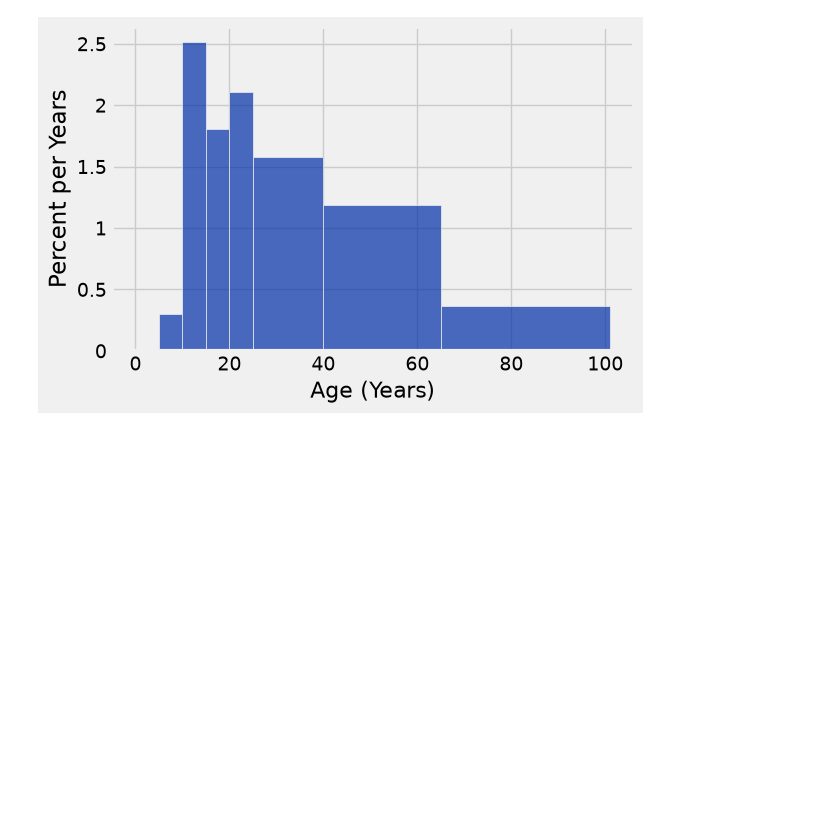
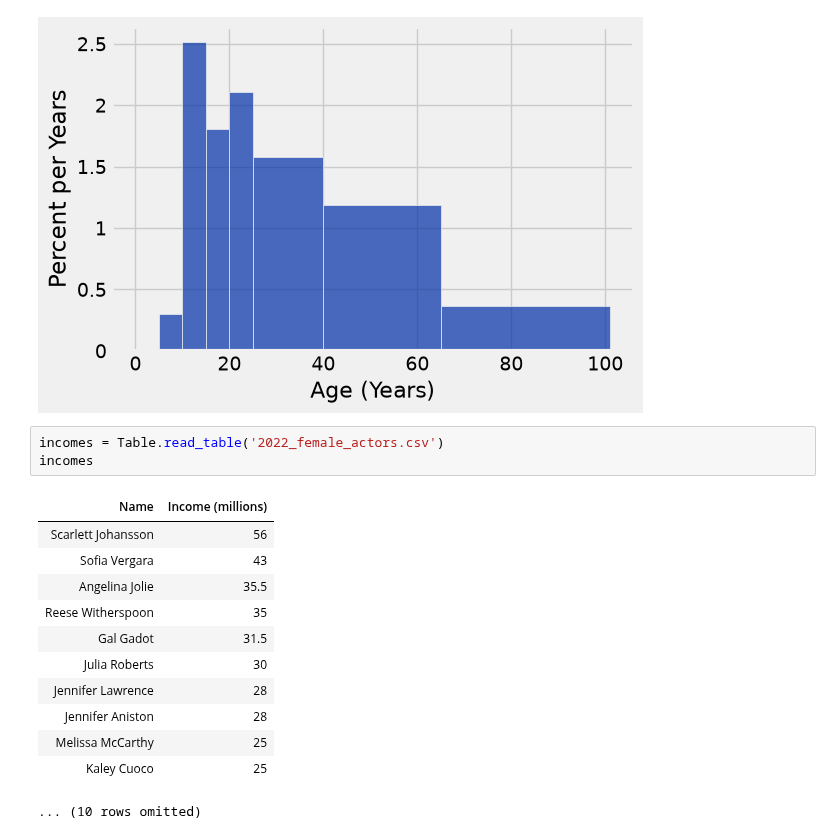
Before and after one commit to nwinbourn/DAT1001-NWinbourn, a Jupyter notebook: work/Visualization.ipynb, the cells around one changed output. Saved outputs shown, nothing was run; the diff lists cells and outputs as text; blank space fills up the shorter version.

```diff
--- a/work/Visualization.ipynb
+++ b/work/Visualization.ipynb
@@ -441,3 +441,19 @@ binned_data
 top_movies.hist('Age', bins = my_bins, unit = 'Years')
 # %% [output]
 [figure]
+# %%
+incomes = Table.read_table('2022_female_actors.csv')
+incomes
+# %% [output]
+| Name | Income (millions) |
+| Scarlett Johansson | 56 |
+| Sofia Vergara | 43 |
+| Angelina Jolie | 35.5 |
+| Reese Witherspoon | 35 |
+| Gal Gadot | 31.5 |
+| Julia Roberts | 30 |
+| Jennifer Lawrence | 28 |
+| Jennifer Aniston | 28 |
+| Melissa McCarthy | 25 |
+| Kaley Cuoco | 25 |
+... (10 rows omitted)
```
Also changed, not shown: parts of 3 cells of this notebook, 2 other files.
